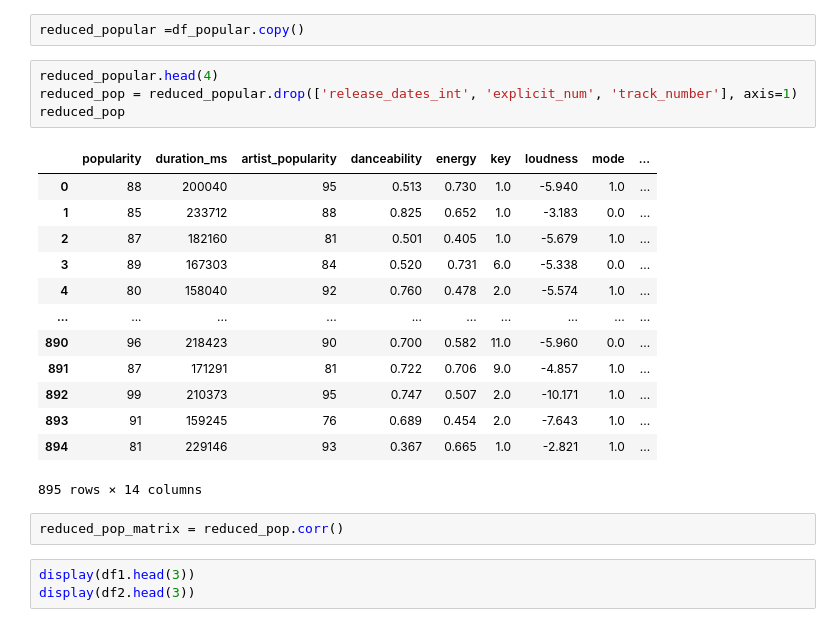
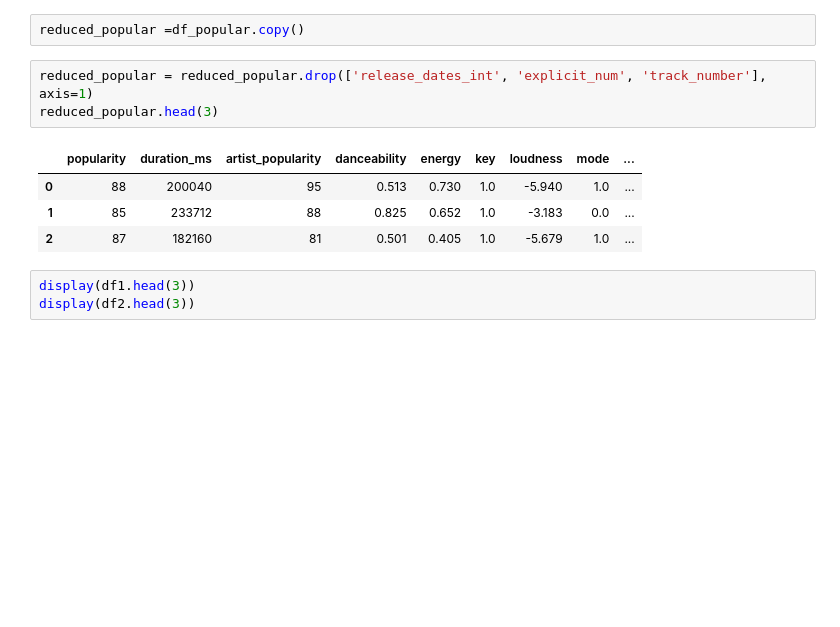
Before and after one commit to cmccall97/Project_2, a Jupyter notebook: first attempt optimizing.ipynb, the cells around one changed output. Cells and saved outputs as stored; diff of their text form; blank space fills up the shorter version.

```diff
--- a/first attempt optimizing.ipynb
+++ b/first attempt optimizing.ipynb
@@ -27,25 +27,13 @@ df_popular = pd.read_csv('pop_model_df')
 # %%
 reduced_popular =df_popular.copy()
 # %%
-reduced_popular.head(4)
-reduced_pop = reduced_popular.drop(['release_dates_int', 'explicit_num', 'track_number'], axis=1)
-reduced_pop
+reduced_popular = reduced_popular.drop(['release_dates_int', 'explicit_num', 'track_number'], axis=1)
+reduced_popular.head(3)
 # %% [output]
 |  | popularity | duration_ms | artist_popularity | danceability | energy | key | loudness | mode | ... |
 | 0 | 88 | 200040 | 95 | 0.513 | 0.730 | 1.0 | -5.940 | 1.0 | ... |
 | 1 | 85 | 233712 | 88 | 0.825 | 0.652 | 1.0 | -3.183 | 0.0 | ... |
 | 2 | 87 | 182160 | 81 | 0.501 | 0.405 | 1.0 | -5.679 | 1.0 | ... |
-| 3 | 89 | 167303 | 84 | 0.520 | 0.731 | 6.0 | -5.338 | 0.0 | ... |
-| 4 | 80 | 158040 | 92 | 0.760 | 0.478 | 2.0 | -5.574 | 1.0 | ... |
-| ... | ... | ... | ... | ... | ... | ... | ... | ... | ... |
-| 890 | 96 | 218423 | 90 | 0.700 | 0.582 | 11.0 | -5.960 | 0.0 | ... |
-| 891 | 87 | 171291 | 81 | 0.722 | 0.706 | 9.0 | -4.857 | 1.0 | ... |
-| 892 | 99 | 210373 | 95 | 0.747 | 0.507 | 2.0 | -10.171 | 1.0 | ... |
-| 893 | 91 | 159245 | 76 | 0.689 | 0.454 | 2.0 | -7.643 | 1.0 | ... |
-| 894 | 81 | 229146 | 93 | 0.367 | 0.665 | 1.0 | -2.821 | 1.0 | ... |
-895 rows × 14 columns
-# %%
-reduced_pop_matrix = reduced_pop.corr()
 # %%
 display(df1.head(3))
 display(df2.head(3))
```
Also changed, not shown: parts of 1 cell of this notebook.
